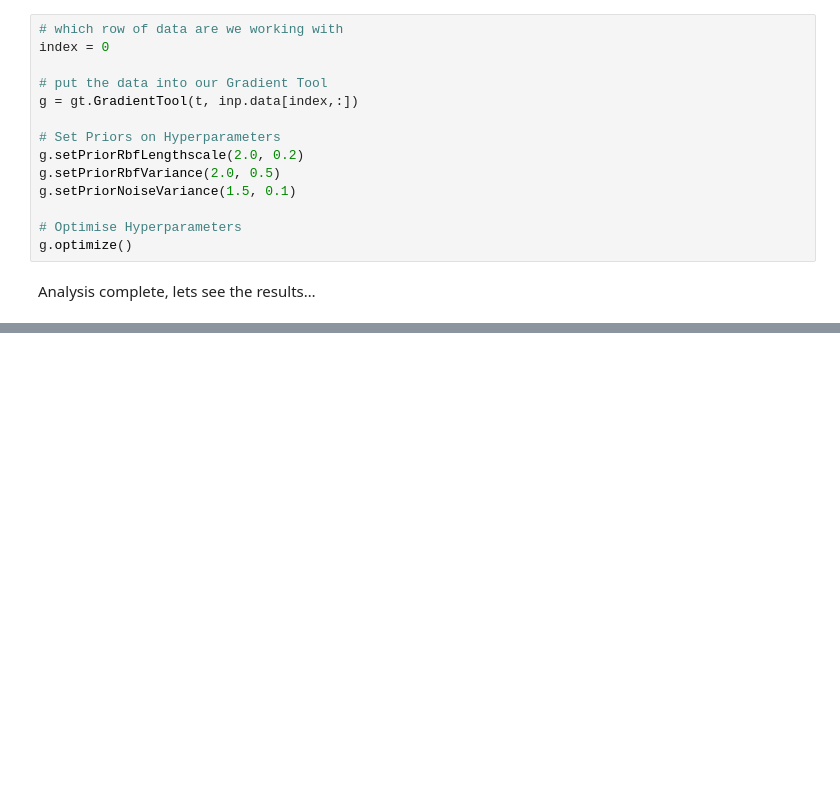
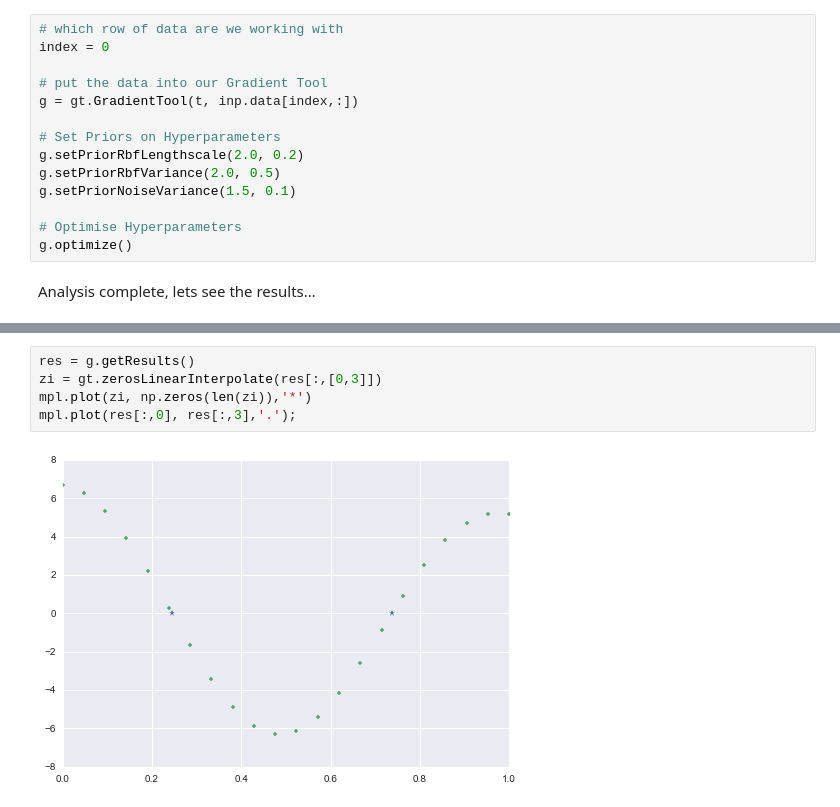
Before and after one commit to smason/ip2, a Jupyter notebook: gradienttool.ipynb, the cells around one changed output, grey strips where cells are left out. Drawn from its saved outputs; the diff is of its cells as text; blank space fills up the shorter version.

```diff
--- a/gradienttool.ipynb
+++ b/gradienttool.ipynb
@@ -74 +76,8 @@ print(g.getResults())
 [figure]
+# %%
+res = g.getResults()
+zi = gt.zerosLinearInterpolate(res[:,[0,3]])
+mpl.plot(zi, np.zeros(len(zi)),'*')
+mpl.plot(res[:,0], res[:,3],'.');
+# %% [output]
+[figure, added]
```
Also changed, not shown: parts of 2 cells of this notebook, 2 other files.
